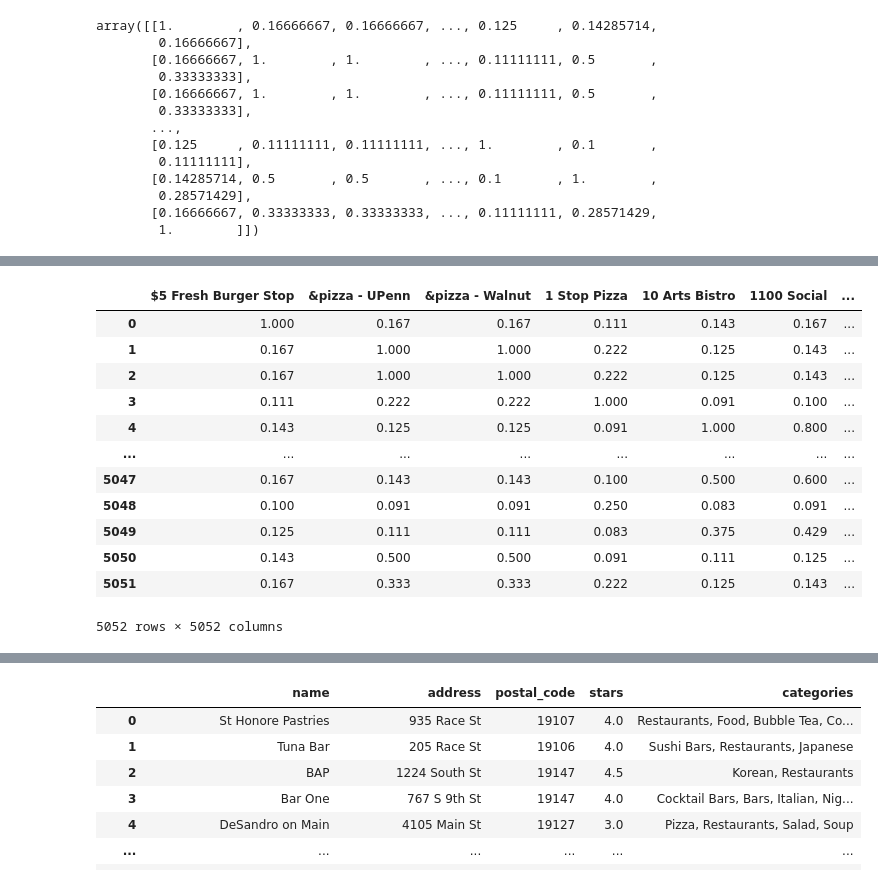
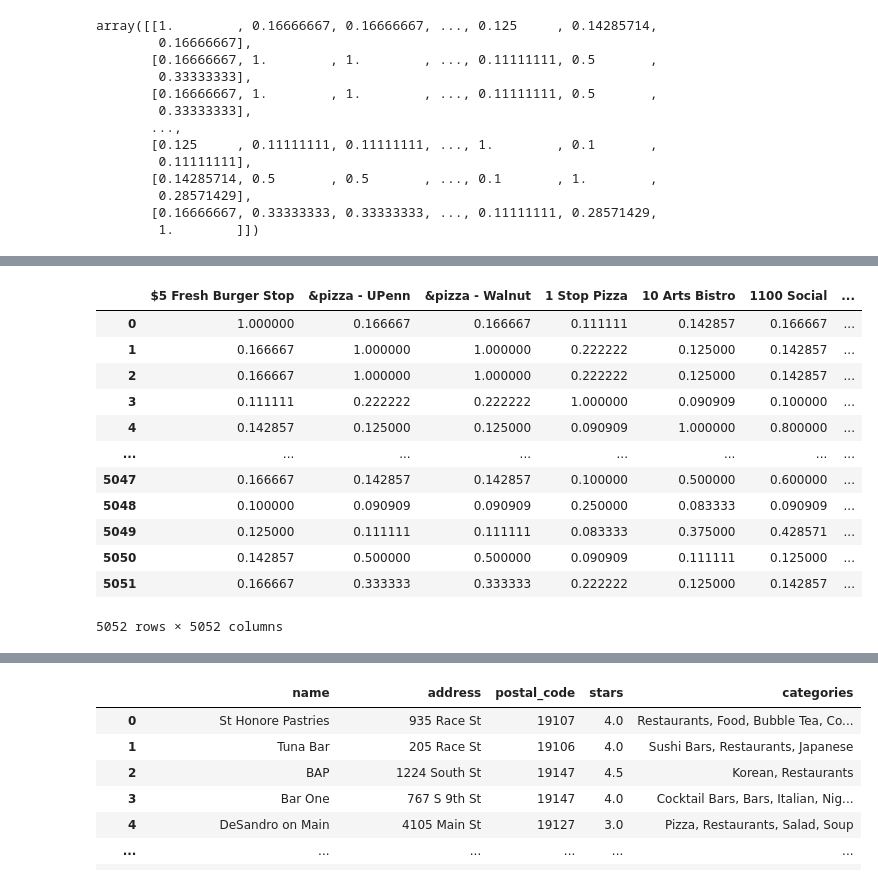
Before and after one commit to brookewu/4300Project, a Jupyter notebook: preliminary_work/generate_jaccard.ipynb, the cells around one changed output, grey strips where cells are left out. Saved outputs shown, nothing was run; the diff lists cells and outputs as text; code cells hidden in the pictures.

```diff
--- a/preliminary_work/generate_jaccard.ipynb
+++ b/preliminary_work/generate_jaccard.ipynb
@@ -95,21 +95,21 @@ companies
  ...]
 # %%
 jac_df = pd.DataFrame(jaccard, columns=companies)
-jac_df = jac_df.round(3)
+# jac_df = jac_df.round(3)
 jac_df
 # %% [output]
 |  | $5 Fresh Burger Stop | &pizza - UPenn | &pizza - Walnut | 1 Stop Pizza | 10 Arts Bistro | 1100 Social | ... |
-| 0 | 1.000 | 0.167 | 0.167 | 0.111 | 0.143 | 0.167 | ... |
-| 1 | 0.167 | 1.000 | 1.000 | 0.222 | 0.125 | 0.143 | ... |
-| 2 | 0.167 | 1.000 | 1.000 | 0.222 | 0.125 | 0.143 | ... |
-| 3 | 0.111 | 0.222 | 0.222 | 1.000 | 0.091 | 0.100 | ... |
-| 4 | 0.143 | 0.125 | 0.125 | 0.091 | 1.000 | 0.800 | ... |
+| 0 | 1.000000 | 0.166667 | 0.166667 | 0.111111 | 0.142857 | 0.166667 | ... |
+| 1 | 0.166667 | 1.000000 | 1.000000 | 0.222222 | 0.125000 | 0.142857 | ... |
+| 2 | 0.166667 | 1.000000 | 1.000000 | 0.222222 | 0.125000 | 0.142857 | ... |
+| 3 | 0.111111 | 0.222222 | 0.222222 | 1.000000 | 0.090909 | 0.100000 | ... |
+| 4 | 0.142857 | 0.125000 | 0.125000 | 0.090909 | 1.000000 | 0.800000 | ... |
 | ... | ... | ... | ... | ... | ... | ... | ... |
-| 5047 | 0.167 | 0.143 | 0.143 | 0.100 | 0.500 | 0.600 | ... |
-| 5048 | 0.100 | 0.091 | 0.091 | 0.250 | 0.083 | 0.091 | ... |
-| 5049 | 0.125 | 0.111 | 0.111 | 0.083 | 0.375 | 0.429 | ... |
-| 5050 | 0.143 | 0.500 | 0.500 | 0.091 | 0.111 | 0.125 | ... |
-| 5051 | 0.167 | 0.333 | 0.333 | 0.222 | 0.125 | 0.143 | ... |
+| 5047 | 0.166667 | 0.142857 | 0.142857 | 0.100000 | 0.500000 | 0.600000 | ... |
+| 5048 | 0.100000 | 0.090909 | 0.090909 | 0.250000 | 0.083333 | 0.090909 | ... |
+| 5049 | 0.125000 | 0.111111 | 0.111111 | 0.083333 | 0.375000 | 0.428571 | ... |
+| 5050 | 0.142857 | 0.500000 | 0.500000 | 0.090909 | 0.111111 | 0.125000 | ... |
+| 5051 | 0.166667 | 0.333333 | 0.333333 | 0.222222 | 0.125000 | 0.142857 | ... |
 5052 rows × 5052 columns
 # %%
 jac_df.columns = companies
```
Also changed, not shown: parts of 4 cells of this notebook.
